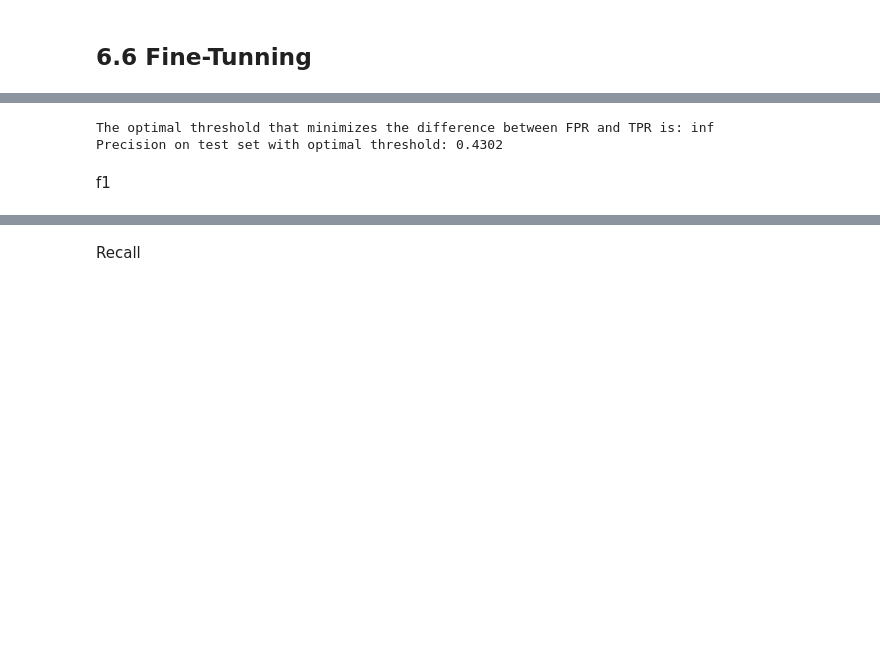
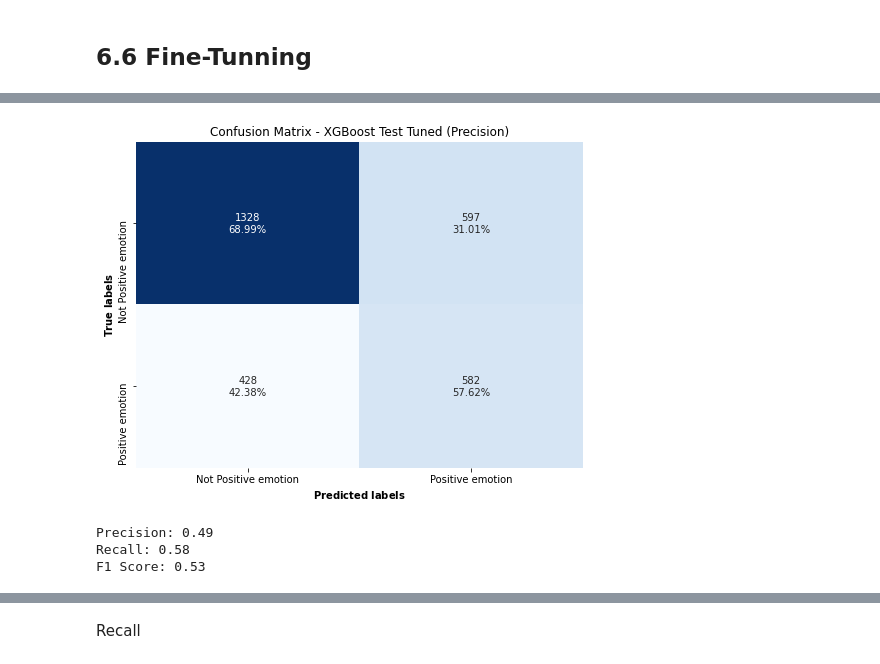
Before and after one commit to mbarriola96/Brands-product_emotions_analysis, a Jupyter notebook: 03_modelling-Copy1.ipynb, the cells around one changed output, grey strips where cells are left out. Saved outputs shown, nothing was run; the diff lists cells and outputs as text; code cells hidden in the pictures; blank space fills up the shorter version.

```diff
--- a/03_modelling-Copy1.ipynb
+++ b/03_modelling-Copy1.ipynb
@@ -593,18 +567,7 @@ Precision on test set: 0.6659
-# %%
-# Find the threshold that minimizes the difference between FPR and TPR
-optimal_threshold = thresholds[np.argmin(np.abs(fpr - tpr))]
-
-# Print the optimal threshold
-print(f'The optimal threshold that minimizes the difference between FPR and TPR is: {optimal_threshold}')
-
-# Apply optimal threshold to make final binary predictions
-y_pred_test_xgb_optimal = np.where(y_probs_test >= optimal_threshold, 1, 0)
-
-# Evaluate precision on the test set using the optimal threshold
-precision_test_optimal = precision_score(y_test, y_pred_test_xgb_optimal, average='weighted')
-print(f"Precision on test set with optimal threshold: {precision_test_optimal:.4f}")
-# %% [output]
-The optimal threshold that minimizes the difference between FPR and TPR is: inf
-Precision on test set with optimal threshold: 0.4302
-# %% [markdown]
-f1
+# %%
+plot_confusion_matrix_and_metrics(y_test, y_pred_test_xgb_tuned_precision, title='Confusion Matrix - XGBoost Test Tuned (Precision)');
+# %% [output]
+[figure, added]
+Precision: 0.49
+Recall: 0.58
+F1 Score: 0.53
```
Also changed, not shown: parts of 58 cells of this notebook, 5 other files.
